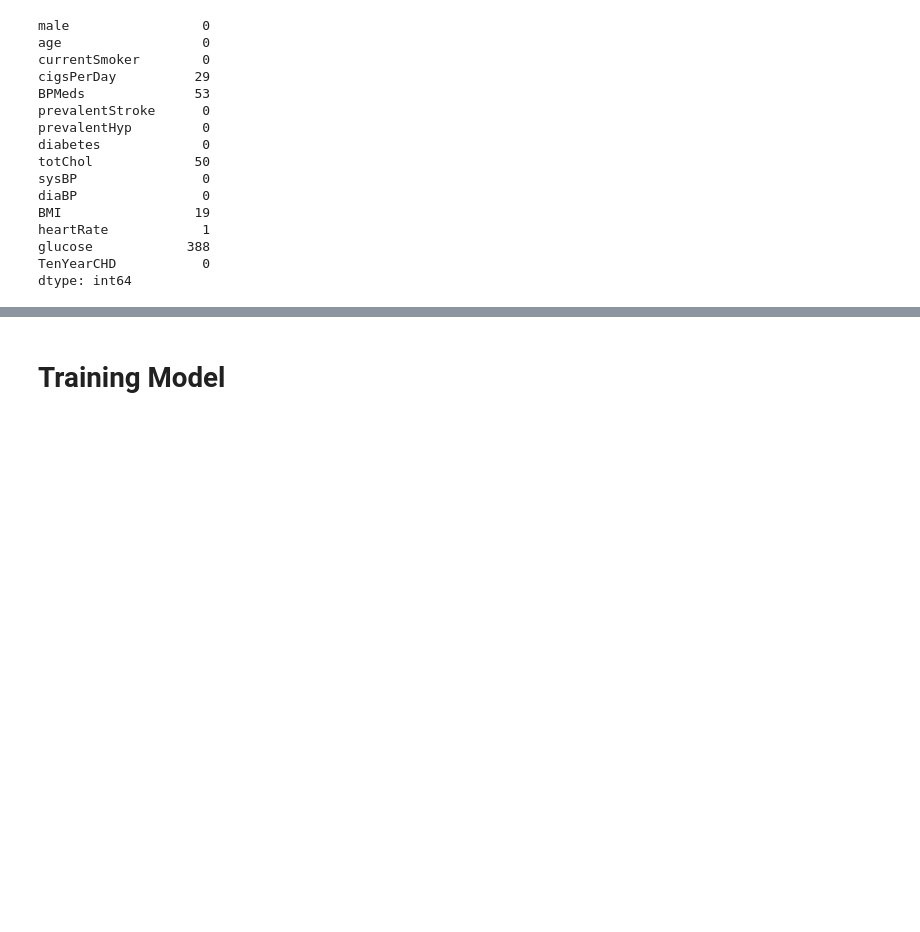
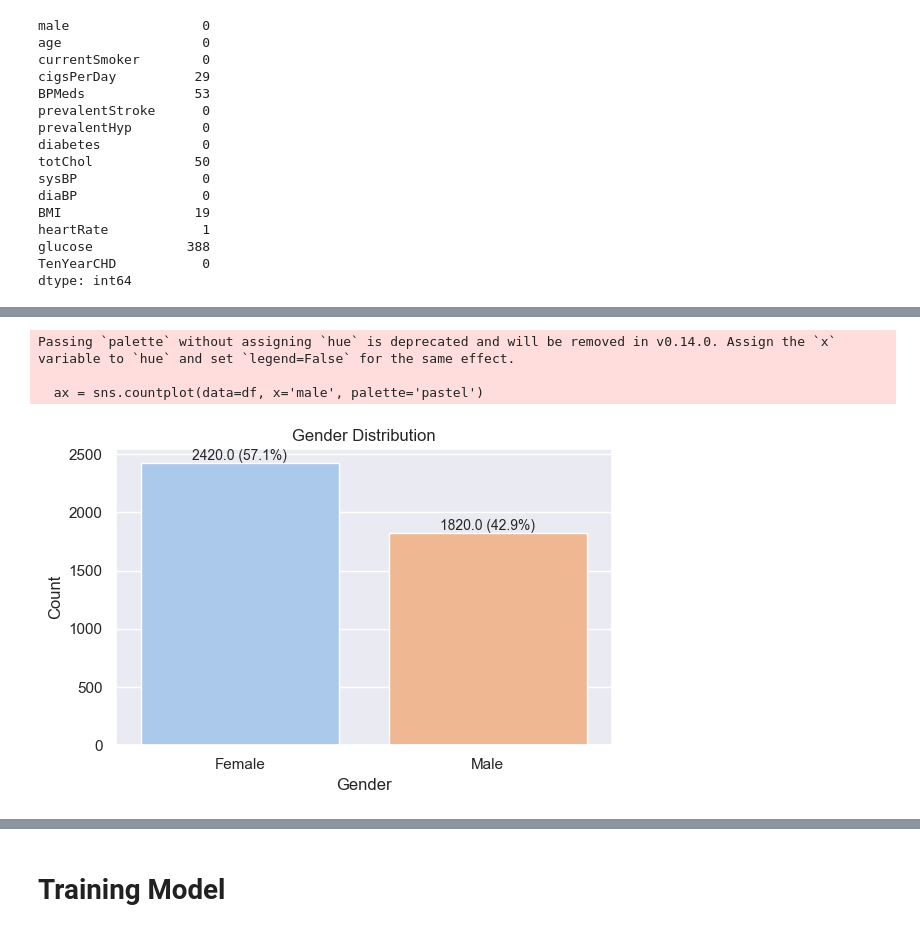
Before and after one commit to quangminh0604/CS114_Project, a Jupyter notebook: Project_CS114.ipynb, the cells around one changed output, grey strips where cells are left out. Drawn from its saved outputs; the diff is of its cells as text; code cells hidden in the pictures; blank space fills up the shorter version.

```diff
--- a/Project_CS114.ipynb
+++ b/Project_CS114.ipynb
@@ -102,0 +130,29 @@ df.dropna(axis = 0, inplace = True)
+# %%
+plt.figure(figsize=(6, 4))
+ax = sns.countplot(data=df, x='male', palette='pastel')
+plt.title('Gender Distribution')
+plt.xlabel('Gender')
+plt.ylabel('Count')
+
+# Tổng số mẫu
+total_count = len(df)
+
+# Thêm nhãn phần trăm lên từng cột
+for p in ax.patches:
+    count = p.get_height()
+    percentage = 100 * count / total_count
+    label = f'{count} ({percentage:.1f}%)'
+    ax.annotate(label,
+                (p.get_x() + p.get_width() / 2., count),
+                ha='center', va='bottom', fontsize=10)
+
+# Đổi nhãn trục X
+ax.set_xticklabels(['Female', 'Male'])
+
+plt.tight_layout()
+plt.show()
+# %% [output]
+Passing `palette` without assigning `hue` is deprecated and will be removed in v0.14.0. Assign the `x` variable to `hue` and set `legend=False` for the same effect.
+
+  ax = sns.countplot(data=df, x='male', palette='pastel')
+[figure, added]
```
Also changed, not shown: parts of 27 cells of this notebook, 4 other files.
